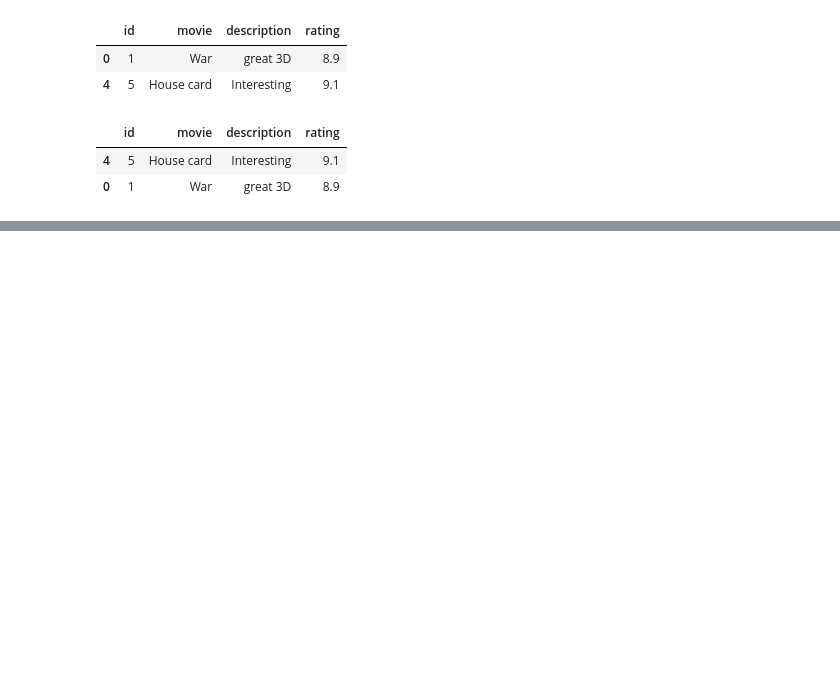
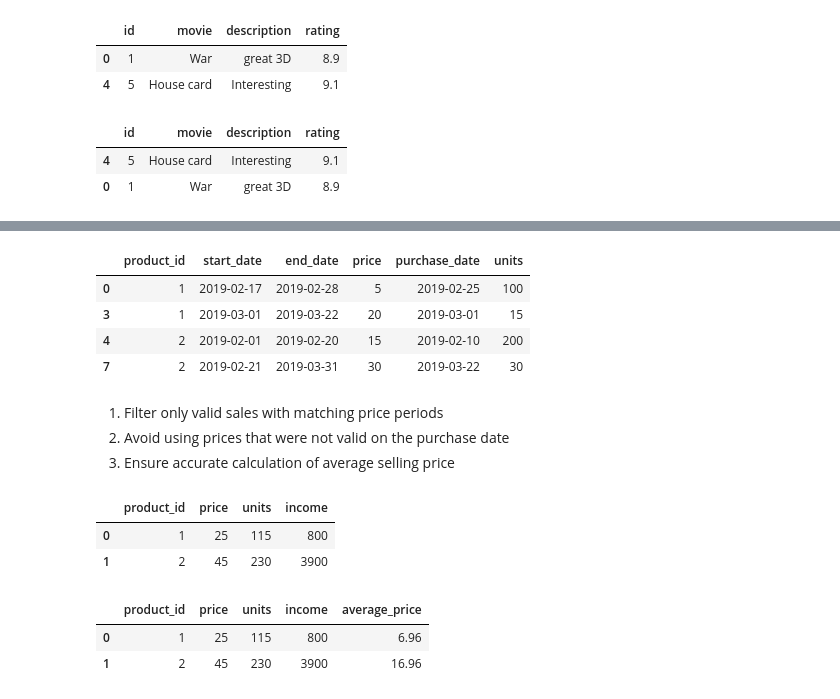
Before and after one commit to Swap-20/Leetcode-Pandas, a Jupyter notebook: Leetcode_Pandas.ipynb, the cells around one changed output, grey strips where cells are left out. Saved outputs shown, nothing was run; the diff lists cells and outputs as text; code cells hidden in the pictures; blank space fills up the shorter version.

```diff
--- a/Leetcode_Pandas.ipynb
+++ b/Leetcode_Pandas.ipynb
@@ -1987,0 +2027,13 @@ result.sort_values(by=['rating'], ascending=False)
+# %%
+df = df[df['purchase_date'].between(df['start_date'], df['end_date'])]
+df
+# %% [output]
+|  | product_id | start_date | end_date | price | purchase_date | units |
+| 0 | 1 | 2019-02-17 | 2019-02-28 | 5 | 2019-02-25 | 100 |
+| 3 | 1 | 2019-03-01 | 2019-03-22 | 20 | 2019-03-01 | 15 |
+| 4 | 2 | 2019-02-01 | 2019-02-20 | 15 | 2019-02-10 | 200 |
+| 7 | 2 | 2019-02-21 | 2019-03-31 | 30 | 2019-03-22 | 30 |
+# %% [markdown]
+1. Filter only valid sales with matching price periods
+2. Avoid using prices that were not valid on the purchase date
+3. Ensure accurate calculation of average selling price
@@ -1987,0 +2042,14 @@ result.sort_values(by=['rating'], ascending=False)
+# %%
+agg_df = df.groupby(['product_id']).sum({'income':'sum'}).reset_index()
+agg_df
+# %% [output]
+|  | product_id | price | units | income |
+| 0 | 1 | 25 | 115 | 800 |
+| 1 | 2 | 45 | 230 | 3900 |
+# %%
+agg_df['average_price'] = (agg_df['income'] / agg_df['units']).round(2)
+agg_df
+# %% [output]
+|  | product_id | price | units | income | average_price |
+| 0 | 1 | 25 | 115 | 800 | 6.96 |
+| 1 | 2 | 45 | 230 | 3900 | 16.96 |
```
Also changed, not shown: parts of 5 cells of this notebook.
